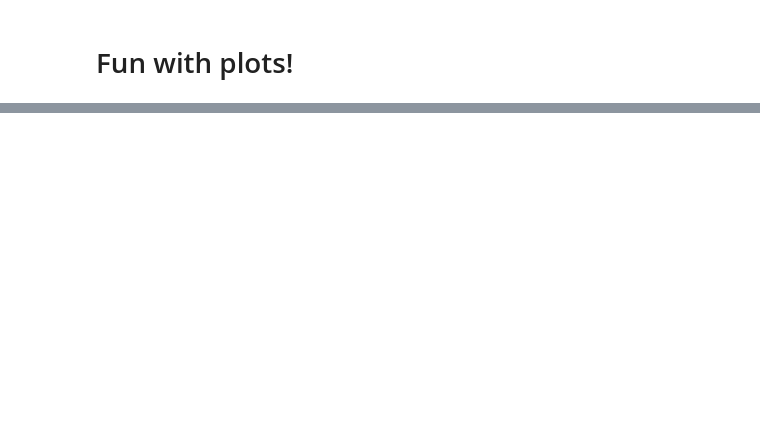
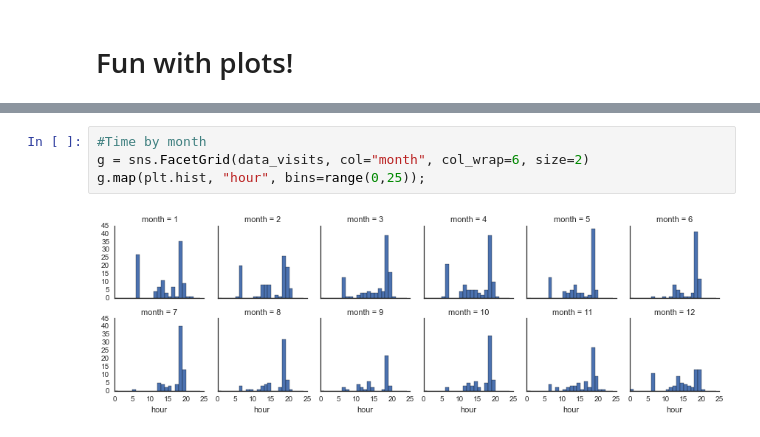
Before and after one commit to jrm5100/GymVisits, a Jupyter notebook: GymVisits.ipynb, the cells around one changed output, grey strips where cells are left out. Saved outputs shown, nothing was run; the diff lists cells and outputs as text; blank space fills up the shorter version.

```diff
--- a/GymVisits.ipynb
+++ b/GymVisits.ipynb
@@ -231,0 +314,6 @@ data_visits.groupby(data_visits.dt.year).count().plot(kind="bar", ax=ax[3])
+# %%
+#Time by month
+g = sns.FacetGrid(data_visits, col="month", col_wrap=6, size=2)
+g.map(plt.hist, "hour", bins=range(0,25));
+# %% [output]
+[figure, added]
```
Also changed, not shown: parts of 11 cells of this notebook.
